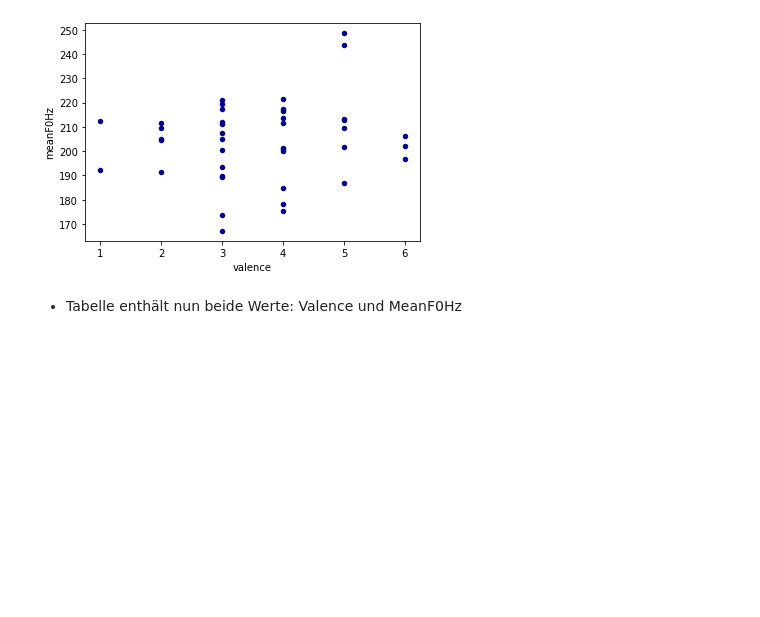
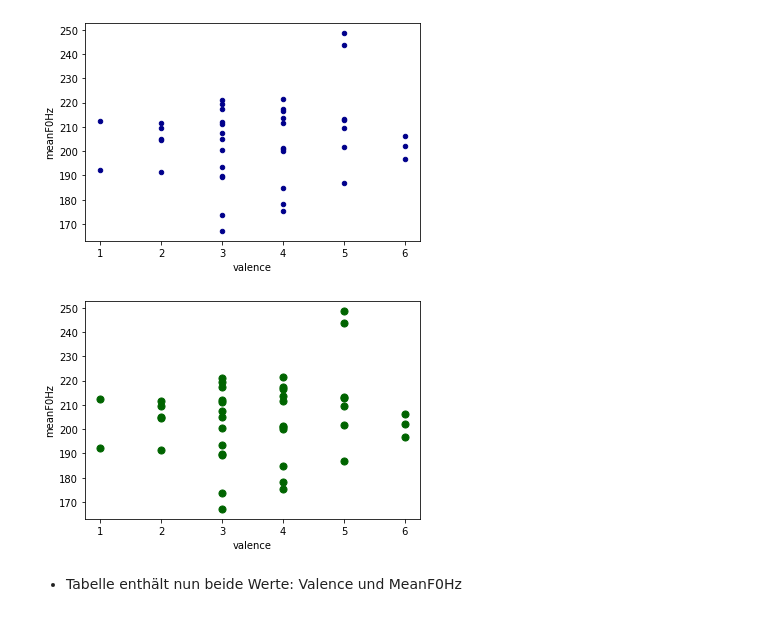
Before and after one commit to Lisa-Wegner/S_sprechstile_eigene, a Jupyter notebook: Sprechstile_eigene_Abgabe-checkpoint.ipynb, the cells around one changed output. Saved outputs shown, nothing was run; the diff lists cells and outputs as text; code cells hidden in the pictures; blank space fills up the shorter version.

```diff
--- a/Sprechstile_eigene_Abgabe-checkpoint.ipynb
+++ b/Sprechstile_eigene_Abgabe-checkpoint.ipynb
@@ -231,6 +262,10 @@ df.plot.scatter(y='meanF0Hz', x='valence', c='DarkBlue')
 # %% [output]
 <AxesSubplot:xlabel='valence', ylabel='meanF0Hz'>
 [figure]
+# %%
+df.plot.scatter(y='meanF0Hz', x='valence', c="DarkGreen", cmap="viridis", s=50)
+# %% [output]
+[figure, added]
 # %% [markdown]
 * Tabelle enthält nun beide Werte: Valence und MeanF0Hz
 # %%
```
Also changed, not shown: parts of 50 cells of this notebook, 3 other files.
